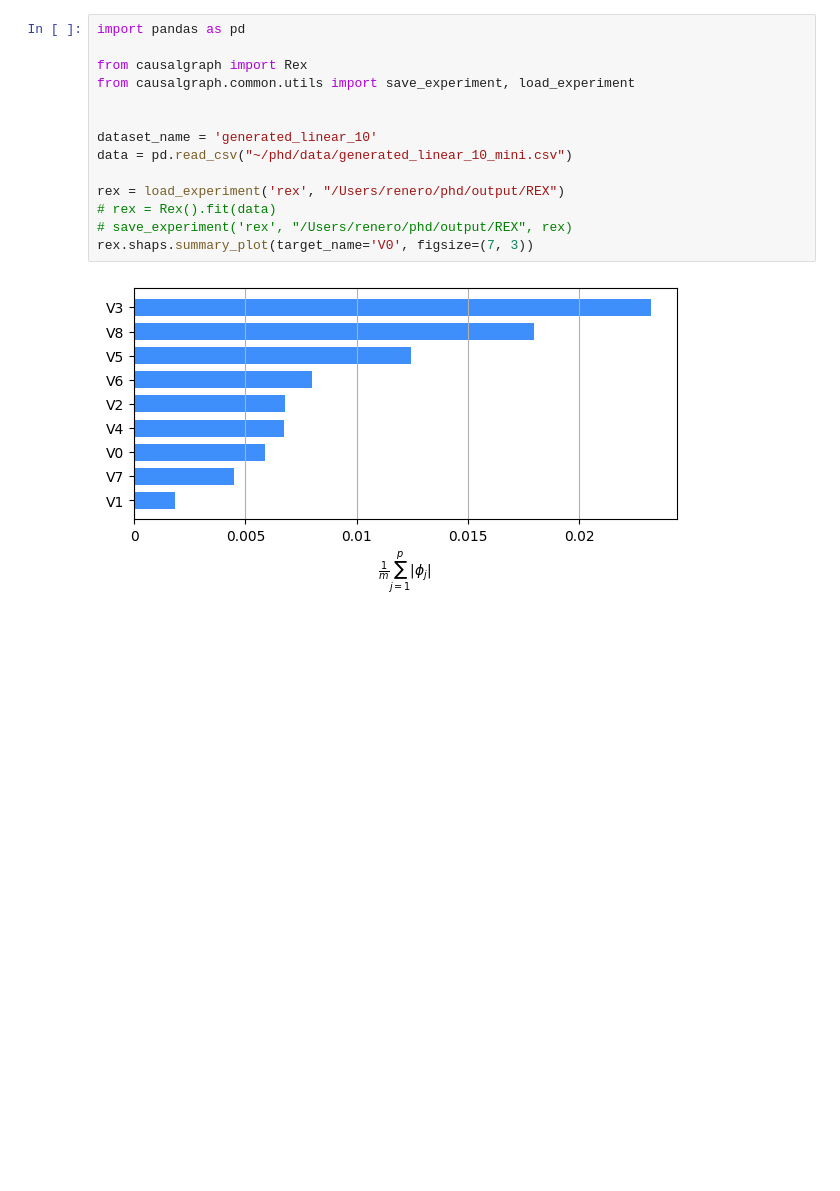
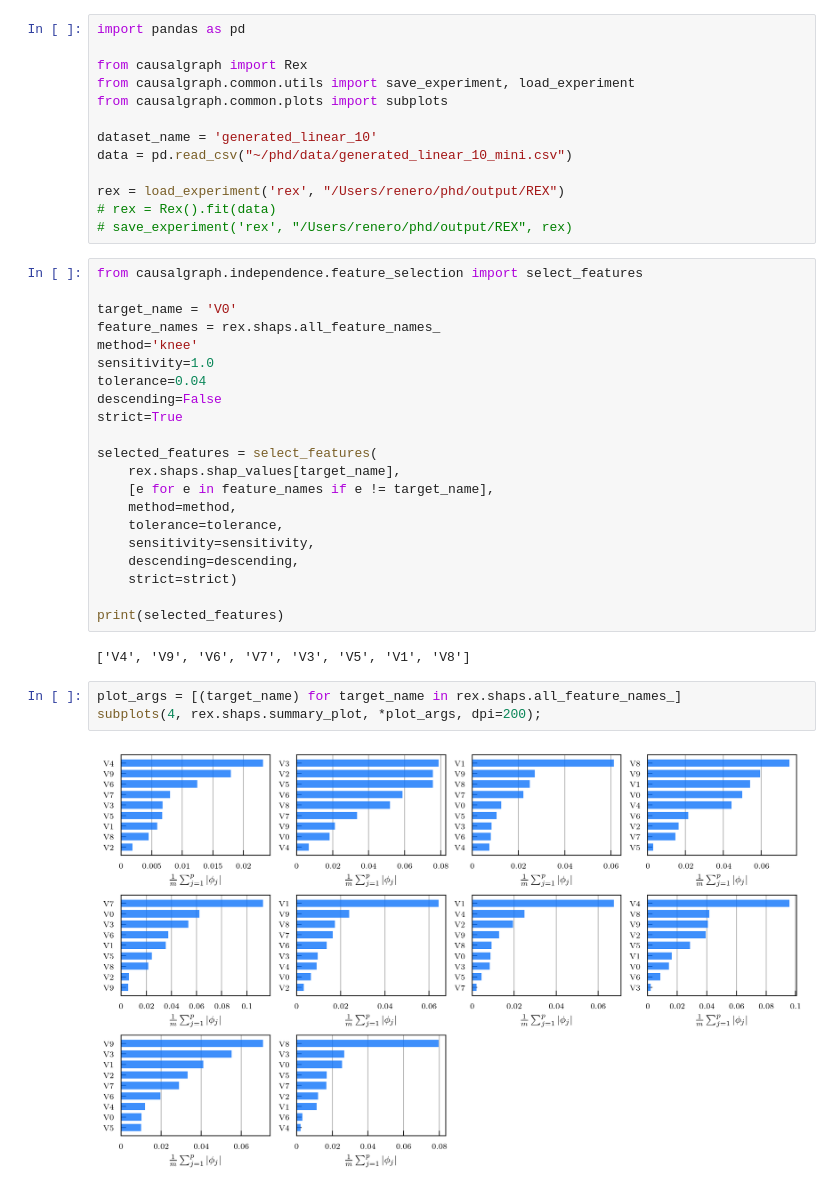
Before and after one commit to renero/causal-graph, a Jupyter notebook: examples/simple_rex.ipynb, the cells around one changed output. Saved outputs shown, nothing was run; the diff lists cells and outputs as text; blank space fills up the shorter version.

Commit message:
Shap partial plots ready

```diff
--- a/examples/simple_rex.ipynb
+++ b/examples/simple_rex.ipynb
@@ -3,7 +3,7 @@ import pandas as pd
 
 from causalgraph import Rex
 from causalgraph.common.utils import save_experiment, load_experiment
-
+from causalgraph.common.plots import subplots
 
 dataset_name = 'generated_linear_10'
 data = pd.read_csv("~/phd/data/generated_linear_10_mini.csv")
@@ -11,6 +11,31 @@ data = pd.read_csv("~/phd/data/generated_linear_10_mini.csv")
 rex = load_experiment('rex', "/Users/renero/phd/output/REX")
 # rex = Rex().fit(data)
 # save_experiment('rex', "/Users/renero/phd/output/REX", rex)
-rex.shaps.summary_plot(target_name='V0', figsize=(7, 3))
-# %% [output]
-[figure, removed]
+# %%
+from causalgraph.independence.feature_selection import select_features
+
+target_name = 'V0'
+feature_names = rex.shaps.all_feature_names_
+method='knee'
+sensitivity=1.0
+tolerance=0.04
+descending=False
+strict=True
+
+selected_features = select_features(
+    rex.shaps.shap_values[target_name],
+    [e for e in feature_names if e != target_name],
+    method=method,
+    tolerance=tolerance,
+    sensitivity=sensitivity,
+    descending=descending,
+    strict=strict)
+
+print(selected_features)
+# %% [output]
+['V4', 'V9', 'V6', 'V7', 'V3', 'V5', 'V1', 'V8']
+# %%
+plot_args = [(target_name) for target_name in rex.shaps.all_feature_names_]
+subplots(4, rex.shaps.summary_plot, *plot_args, dpi=200);
+# %% [output]
+[figure, added]
```
Also changed, not shown: parts of 1 cell of this notebook, 3 other files.
